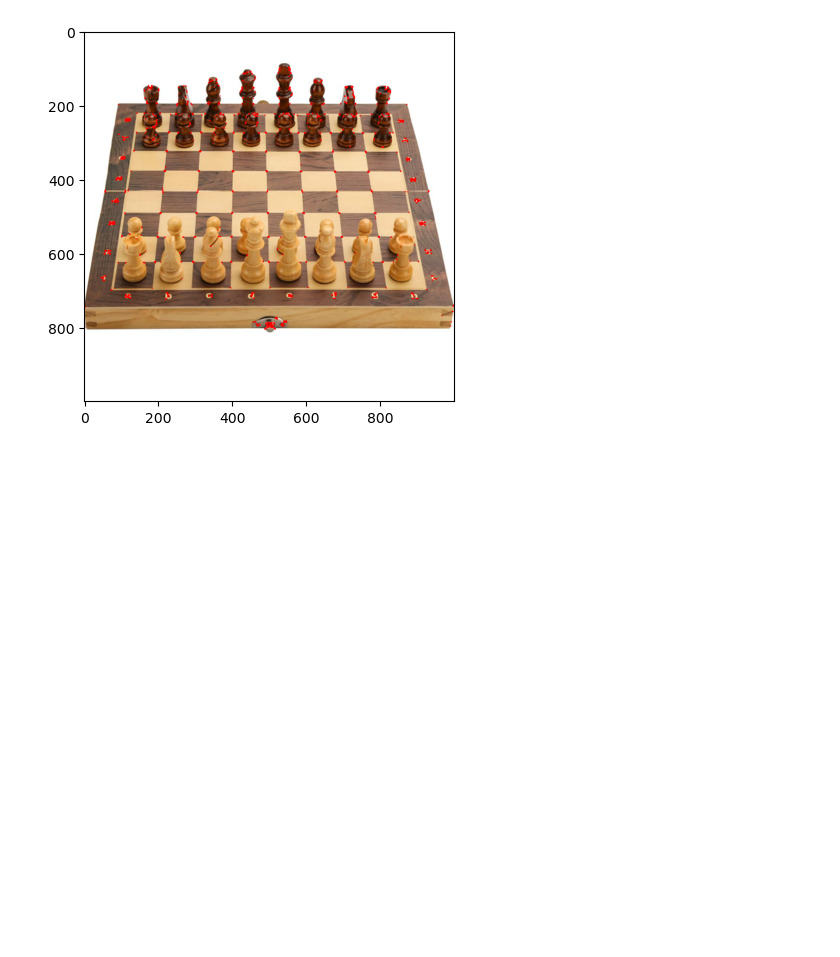
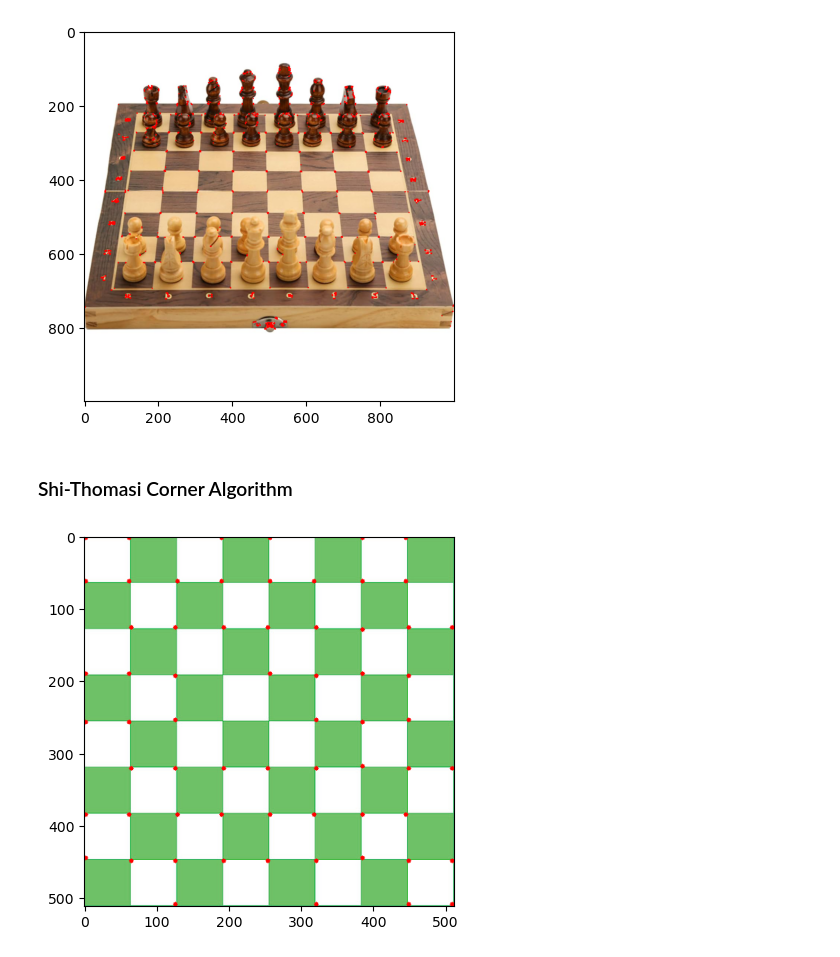
Before and after one commit to X-roz/AI-Quest, a Jupyter notebook: opencvXplorer/ObjectDetection/corner_detection.ipynb, the cells around one changed output. Cells and saved outputs as stored; diff of their text form; code cells hidden in the pictures; blank space fills up the shorter version.

Commit message:
CV learnings - Shi Thomasi Corner Detection

```diff
--- a/opencvXplorer/ObjectDetection/corner_detection.ipynb
+++ b/opencvXplorer/ObjectDetection/corner_detection.ipynb
@@ -108,3 +108,40 @@ plt.imshow(real_chess)
 plt.show()
 # %% [output]
 [figure]
+# %% [markdown]
+### Shi-Thomasi Corner Algorithm
+# %%
+# Resetting
+
+# Flat chessboard
+flat_chess = cv2.imread('../dataset/img/flat_chessboard.jpg')
+flat_chess = cv2.cvtColor(flat_chess, cv2.COLOR_BGR2RGB)
+
+# real chessboard
+real_chess = cv2.imread('../dataset/img/real_chessboard.jpg')
+real_chess = cv2.cvtColor(real_chess, cv2.COLOR_BGR2RGB)
+
+# gray scale on both chess
+gray_fchess = cv2.cvtColor(flat_chess, cv2.COLOR_RGB2GRAY)
+gray_rchess = cv2.cvtColor(real_chess, cv2.COLOR_RGB2GRAY)
+# %%
+# shi thomasi detection
+
+# 2 - maximum corners we want
+# 3 - Quality level param (value we provided is multipled by the best corner quality measure
+# (minimal eigen value)
+# 4 - minimum distance
+corners = cv2.goodFeaturesToTrack(gray_fchess, 64, 0.01, 10)
+# %%
+# shi doesn't mark corner like harris we need to add shapes to the corners
+
+corners = np.intp(corners)
+
+for i in corners:
+    x,y = i.ravel()
+    cv2.circle(flat_chess, (x,y), 3, (255,0,0), -1)
+
+plt.imshow(flat_chess)
+plt.show()
+# %% [output]
+[figure, added]
```
Also changed, not shown: parts of 1 cell of this notebook.
